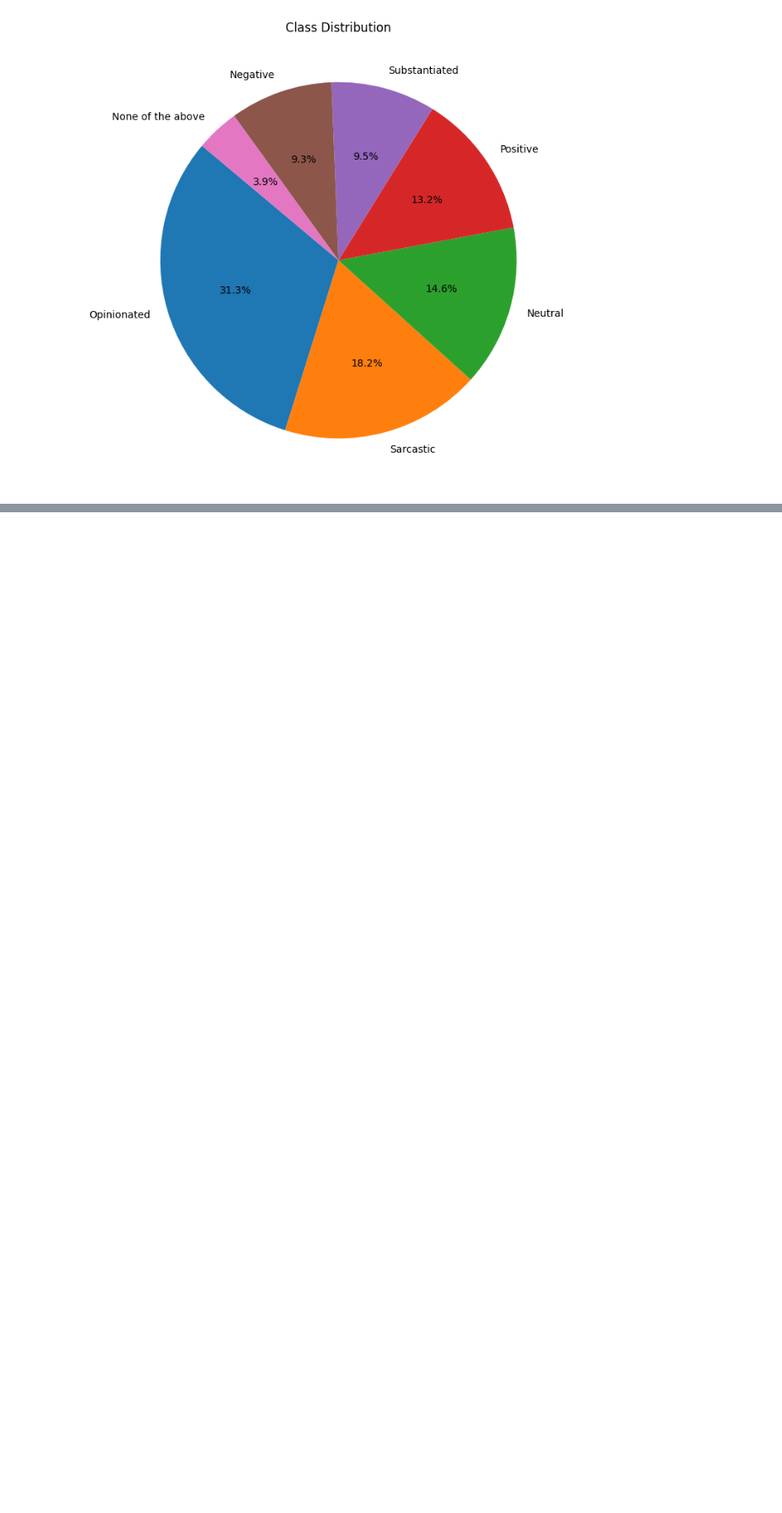
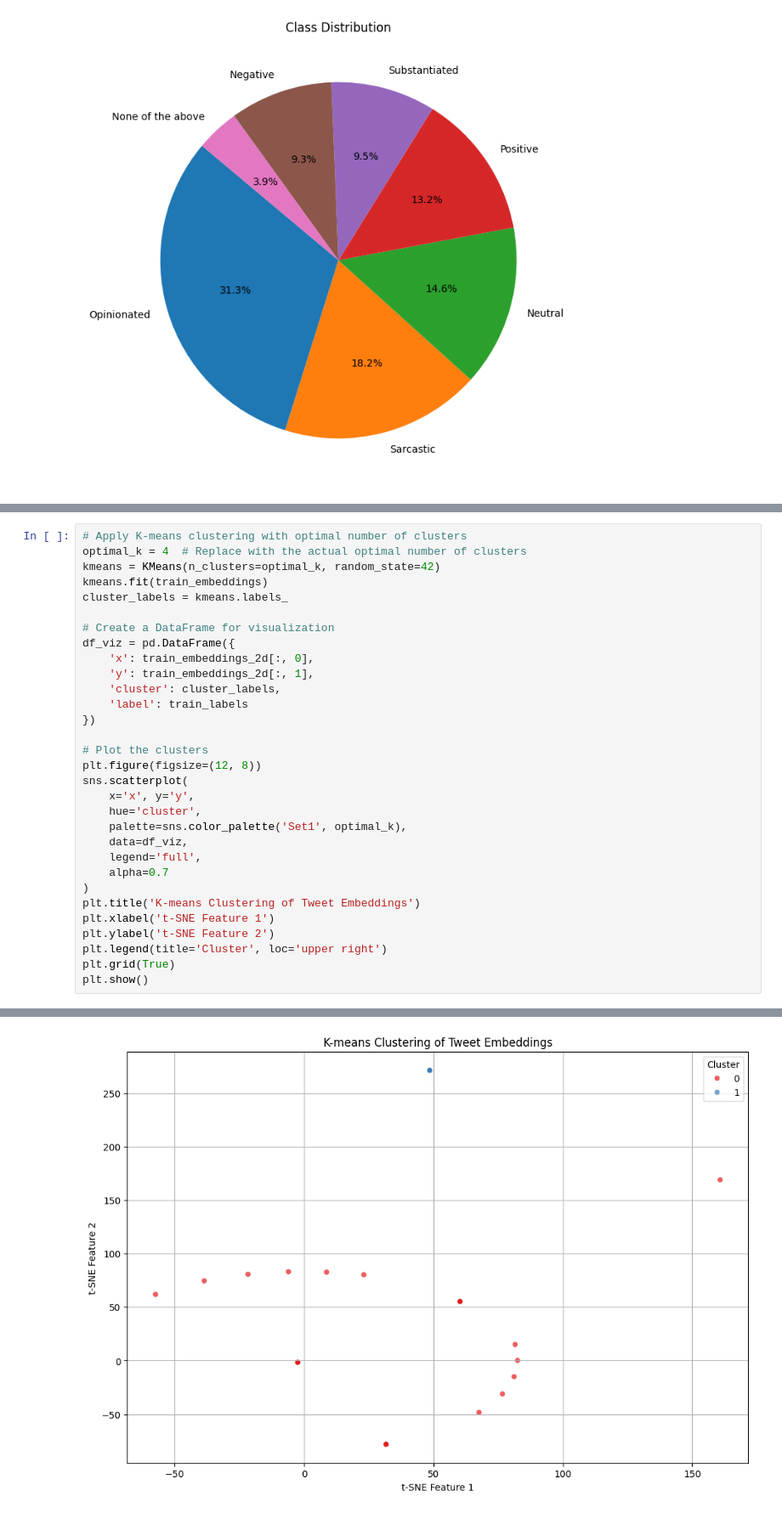
Before and after one commit to kavirajmetech/DravidianLangTechSharedTask, a Jupyter notebook: data_processing/EDA.ipynb, the cells around one changed output, grey strips where cells are left out. Shown at 85% size. Drawn from its saved outputs; the diff is of its cells as text; blank space fills up the shorter version.

```diff
--- a/data_processing/EDA.ipynb
+++ b/data_processing/EDA.ipynb
@@ -24,0 +288,32 @@ plt.show()
+# %%
+# Apply K-means clustering with optimal number of clusters
+optimal_k = 4  # Replace with the actual optimal number of clusters
+kmeans = KMeans(n_clusters=optimal_k, random_state=42)
+kmeans.fit(train_embeddings)
+cluster_labels = kmeans.labels_
+
+# Create a DataFrame for visualization
+df_viz = pd.DataFrame({
+    'x': train_embeddings_2d[:, 0],
+    'y': train_embeddings_2d[:, 1],
+    'cluster': cluster_labels,
+    'label': train_labels
+})
+
+# Plot the clusters
+plt.figure(figsize=(12, 8))
+sns.scatterplot(
+    x='x', y='y',
+    hue='cluster',
+    palette=sns.color_palette('Set1', optimal_k),
+    data=df_viz,
+    legend='full',
+    alpha=0.7
+)
+plt.title('K-means Clustering of Tweet Embeddings')
+plt.xlabel('t-SNE Feature 1')
+plt.ylabel('t-SNE Feature 2')
+plt.legend(title='Cluster', loc='upper right')
+plt.grid(True)
+plt.show()
+# %% [output]
@@ -24,0 +324 @@ plt.show()
+[figure, added]
```
Also changed, not shown: parts of 18 cells of this notebook, 4 other files.
